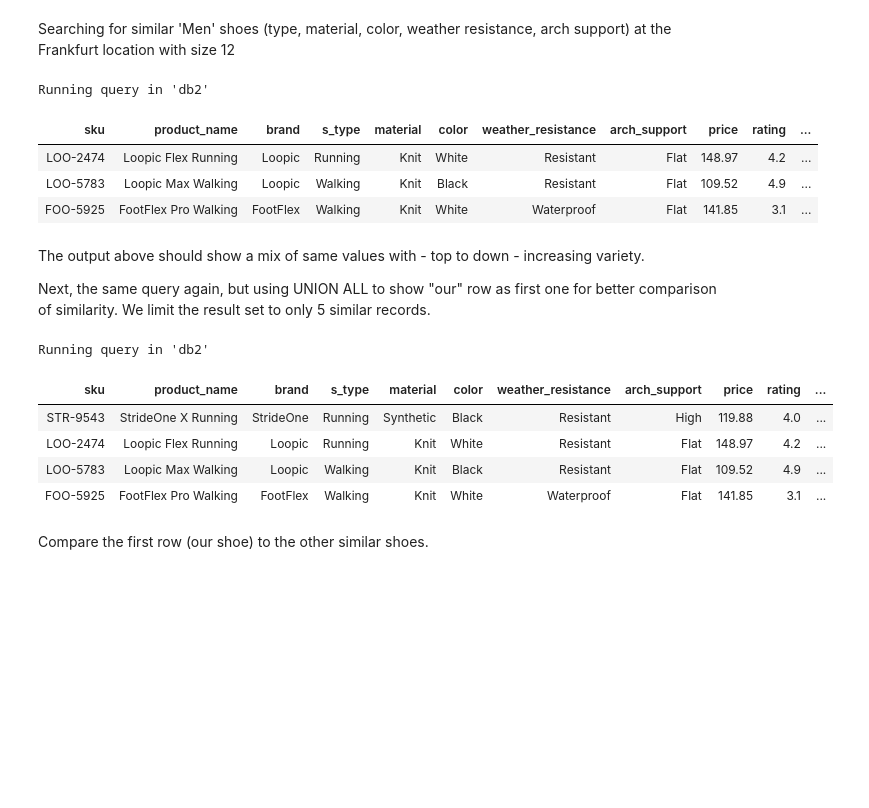
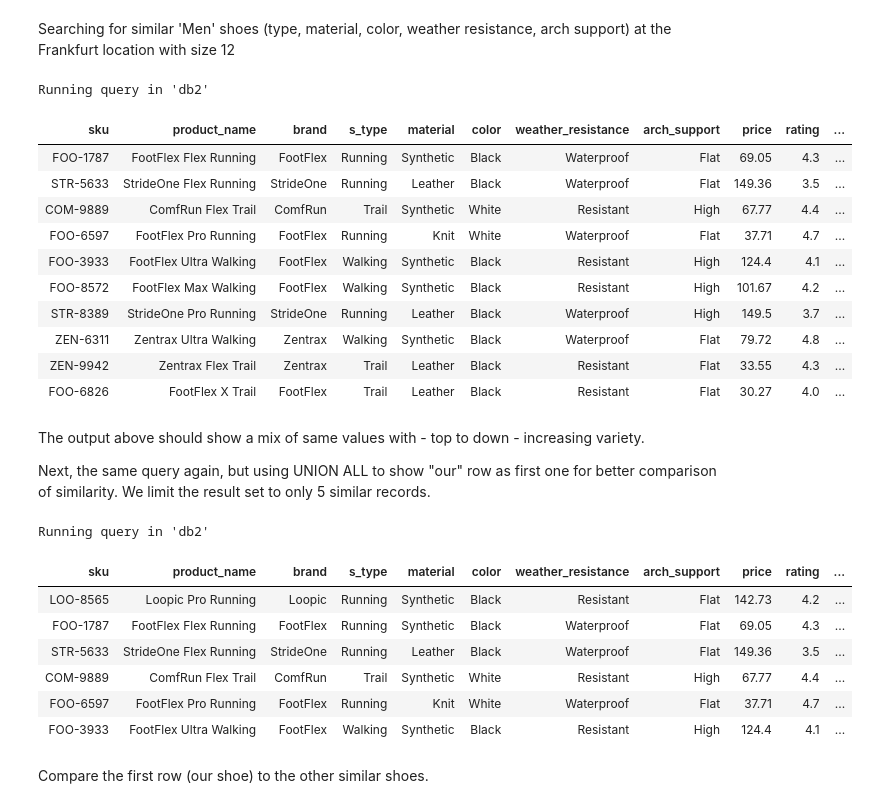
Before and after one commit to data-henrik/db2-vector, a Jupyter notebook: similarity-search-products/db2-similarity-search-shoes.ipynb, the cells around one changed output. Cells and saved outputs as stored; diff of their text form; code cells hidden in the pictures; blank space fills up the shorter version.

```diff
--- a/similarity-search-products/db2-similarity-search-shoes.ipynb
+++ b/similarity-search-products/db2-similarity-search-shoes.ipynb
@@ -355,37 +355,43 @@ SELECT
     PRODUCT_NAME,
     BRAND,
     S_TYPE,
     MATERIAL,
     COLOR,
     WEATHER_RESISTANCE,
     ARCH_SUPPORT,
     PRICE,
     RATING,
     VECTOR_DISTANCE(
         (SELECT EMBEDDING FROM SHOES WHERE SKU = '{my_choice_sku}'),
         EMBEDDING,
         EUCLIDEAN
     ) AS DISTANCE
 FROM
     SHOES
 WHERE
     SKU <> '{my_choice_sku}'
-    AND CITY = 'Frankfurt'
     AND SIZE = 12
     AND CLASS = 'Men'
 ORDER BY
     DISTANCE ASC
 FETCH FIRST 10 ROWS ONLY
 """.format(my_choice_sku=my_choice_sku)
 
 top_shoes = %sql {{sql}}
 top_shoes
 # %% [output]
 Running query in 'db2'
 | sku | product_name | brand | s_type | material | color | weather_resistance | arch_support | price | rating | ... |
-| LOO-2474 | Loopic Flex Running | Loopic | Running | Knit | White | Resistant | Flat | 148.97 | 4.2 | ... |
-| LOO-5783 | Loopic Max Walking | Loopic | Walking | Knit | Black | Resistant | Flat | 109.52 | 4.9 | ... |
-| FOO-5925 | FootFlex Pro Walking | FootFlex | Walking | Knit | White | Waterproof | Flat | 141.85 | 3.1 | ... |
+| FOO-1787 | FootFlex Flex Running | FootFlex | Running | Synthetic | Black | Waterproof | Flat | 69.05 | 4.3 | ... |
+| STR-5633 | StrideOne Flex Running | StrideOne | Running | Leather | Black | Waterproof | Flat | 149.36 | 3.5 | ... |
+| COM-9889 | ComfRun Flex Trail | ComfRun | Trail | Synthetic | White | Resistant | High | 67.77 | 4.4 | ... |
+| FOO-6597 | FootFlex Pro Running | FootFlex | Running | Knit | White | Waterproof | Flat | 37.71 | 4.7 | ... |
+| FOO-3933 | FootFlex Ultra Walking | FootFlex | Walking | Synthetic | Black | Resistant | High | 124.4 | 4.1 | ... |
+| FOO-8572 | FootFlex Max Walking | FootFlex | Walking | Synthetic | Black | Resistant | High | 101.67 | 4.2 | ... |
+| STR-8389 | StrideOne Pro Running | StrideOne | Running | Leather | Black | Waterproof | High | 149.5 | 3.7 | ... |
+| ZEN-6311 | Zentrax Ultra Walking | Zentrax | Walking | Synthetic | Black | Waterproof | Flat | 79.72 | 4.8 | ... |
+| ZEN-9942 | Zentrax Flex Trail | Zentrax | Trail | Leather | Black | Resistant | Flat | 33.55 | 4.3 | ... |
+| FOO-6826 | FootFlex X Trail | FootFlex | Trail | Leather | Black | Resistant | Flat | 30.27 | 4.0 | ... |
 # %% [markdown]
 The output above should show a mix of same values with - top to down - increasing variety.
 
@@ -430,7 +436,6 @@ FROM
     SHOES
 WHERE
     SKU <> '{my_choice_sku}'
-    AND CITY = 'Frankfurt'
     AND SIZE = 12
     AND CLASS = 'Men'
 ORDER BY
@@ -443,10 +448,12 @@ ORDER BY DISTANCE ASC
 # %% [output]
 Running query in 'db2'
 | sku | product_name | brand | s_type | material | color | weather_resistance | arch_support | price | rating | ... |
-| STR-9543 | StrideOne X Running | StrideOne | Running | Synthetic | Black | Resistant | High | 119.88 | 4.0 | ... |
-| LOO-2474 | Loopic Flex Running | Loopic | Running | Knit | White | Resistant | Flat | 148.97 | 4.2 | ... |
-| LOO-5783 | Loopic Max Walking | Loopic | Walking | Knit | Black | Resistant | Flat | 109.52 | 4.9 | ... |
-| FOO-5925 | FootFlex Pro Walking | FootFlex | Walking | Knit | White | Waterproof | Flat | 141.85 | 3.1 | ... |
+| LOO-8565 | Loopic Pro Running | Loopic | Running | Synthetic | Black | Resistant | Flat | 142.73 | 4.2 | ... |
+| FOO-1787 | FootFlex Flex Running | FootFlex | Running | Synthetic | Black | Waterproof | Flat | 69.05 | 4.3 | ... |
+| STR-5633 | StrideOne Flex Running | StrideOne | Running | Leather | Black | Waterproof | Flat | 149.36 | 3.5 | ... |
+| COM-9889 | ComfRun Flex Trail | ComfRun | Trail | Synthetic | White | Resistant | High | 67.77 | 4.4 | ... |
+| FOO-6597 | FootFlex Pro Running | FootFlex | Running | Knit | White | Waterproof | Flat | 37.71 | 4.7 | ... |
+| FOO-3933 | FootFlex Ultra Walking | FootFlex | Walking | Synthetic | Black | Resistant | High | 124.4 | 4.1 | ... |
 # %% [markdown]
 Compare the first row (our shoe) to the other similar shoes.
 # %% [markdown]
```
Also changed, not shown: parts of 9 cells of this notebook.
